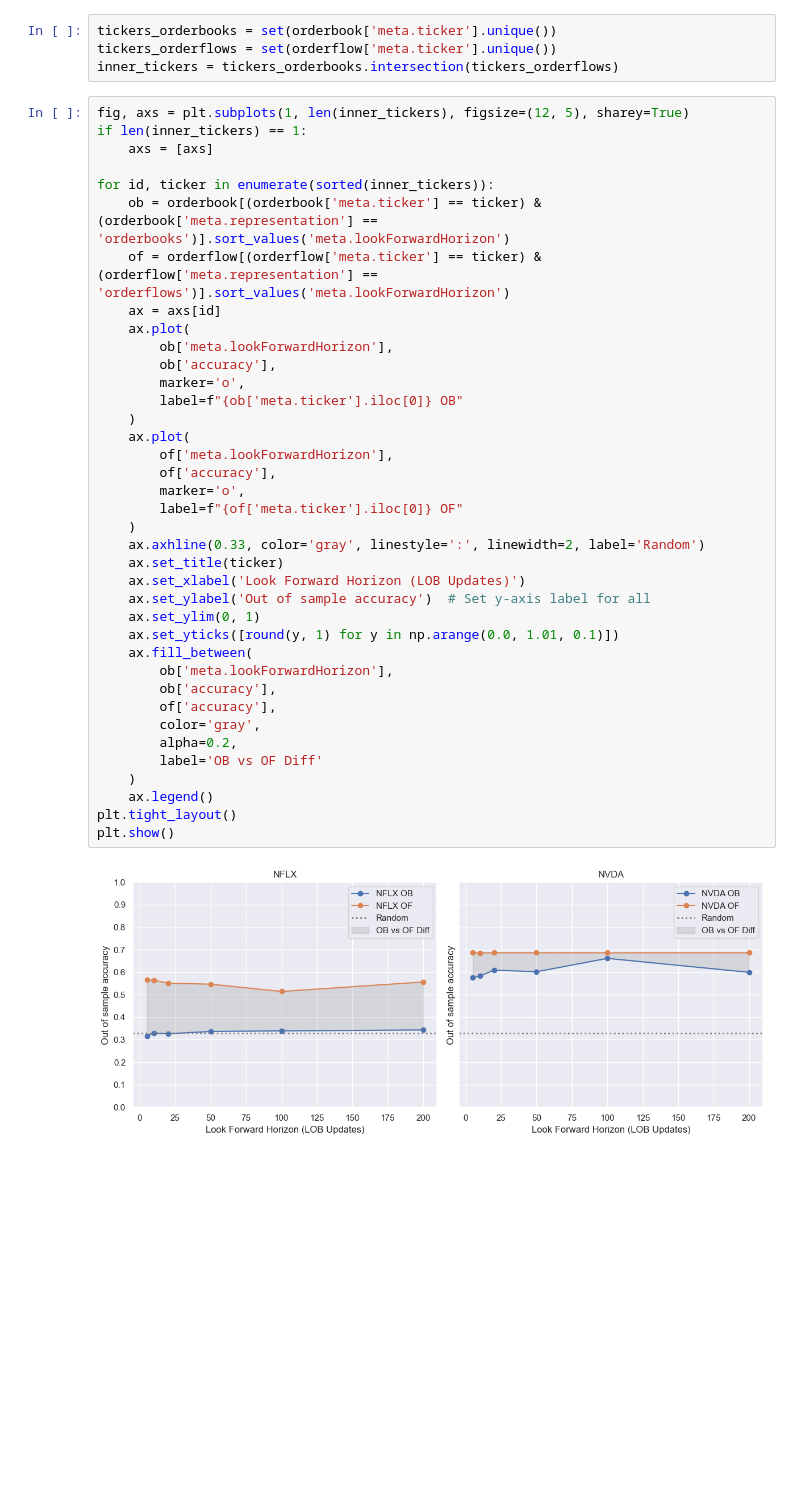
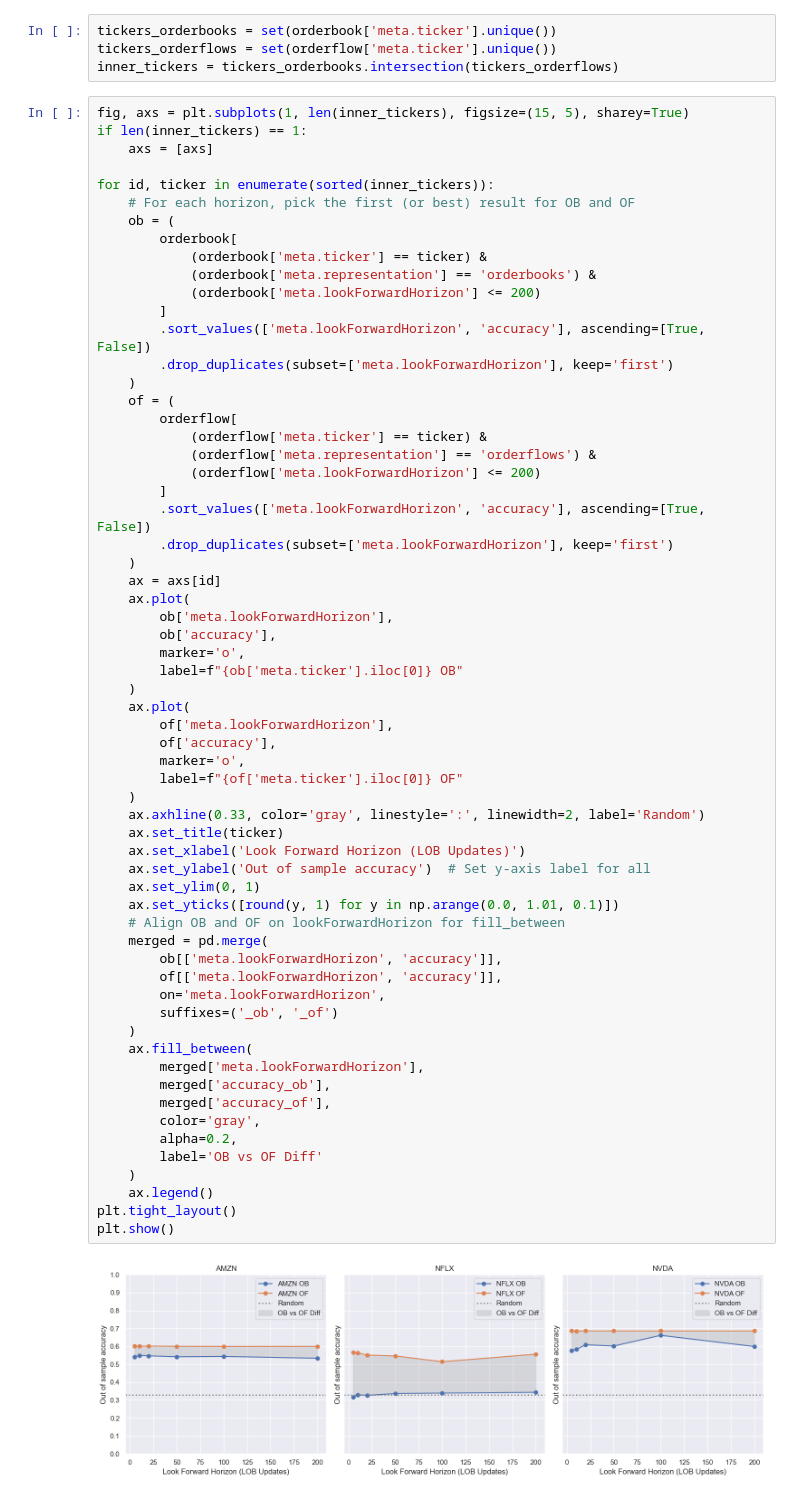
Before and after one commit to benhunt19/deep-lob-project, a Jupyter notebook: src/notebooks/resultsExploration.ipynb, the cells around one changed output. Cells and saved outputs as stored; diff of their text form; blank space fills up the shorter version.

```diff
--- a/src/notebooks/resultsExploration.ipynb
+++ b/src/notebooks/resultsExploration.ipynb
@@ -127,42 +114,66 @@ tickers_orderbooks = set(orderbook['meta.ticker'].unique())
 tickers_orderflows = set(orderflow['meta.ticker'].unique())
 inner_tickers = tickers_orderbooks.intersection(tickers_orderflows)
 # %%
-fig, axs = plt.subplots(1, len(inner_tickers), figsize=(12, 5), sharey=True)
+fig, axs = plt.subplots(1, len(inner_tickers), figsize=(15, 5), sharey=True)
 if len(inner_tickers) == 1:
     axs = [axs]
 
 for id, ticker in enumerate(sorted(inner_tickers)):
-    ob = orderbook[(orderbook['meta.ticker'] == ticker) & (orderbook['meta.representation'] == 'orderbooks')].sort_values('meta.lookForwardHorizon')
-    of = orderflow[(orderflow['meta.ticker'] == ticker) & (orderflow['meta.representation'] == 'orderflows')].sort_values('meta.lookForwardHorizon')
+    # For each horizon, pick the first (or best) result for OB and OF
+    ob = (
+        orderbook[
+            (orderbook['meta.ticker'] == ticker) &
+            (orderbook['meta.representation'] == 'orderbooks') &
+            (orderbook['meta.lookForwardHorizon'] <= 200)
+        ]
+        .sort_values(['meta.lookForwardHorizon', 'accuracy'], ascending=[True, False])
+        .drop_duplicates(subset=['meta.lookForwardHorizon'], keep='first')
+    )
+    of = (
+        orderflow[
+            (orderflow['meta.ticker'] == ticker) &
+            (orderflow['meta.representation'] == 'orderflows') &
+            (orderflow['meta.lookForwardHorizon'] <= 200)
+        ]
+        .sort_values(['meta.lookForwardHorizon', 'accuracy'], ascending=[True, False])
+        .drop_duplicates(subset=['meta.lookForwardHorizon'], keep='first')
+    )
     ax = axs[id]
     ax.plot(
         ob['meta.lookForwardHorizon'],
         ob['accuracy'],
         marker='o',
         label=f"{ob['meta.ticker'].iloc[0]} OB"
     )
     ax.plot(
         of['meta.lookForwardHorizon'],
         of['accuracy'],
         marker='o',
         label=f"{of['meta.ticker'].iloc[0]} OF"
     )
     ax.axhline(0.33, color='gray', linestyle=':', linewidth=2, label='Random')
     ax.set_title(ticker)
     ax.set_xlabel('Look Forward Horizon (LOB Updates)')
     ax.set_ylabel('Out of sample accuracy')  # Set y-axis label for all
     ax.set_ylim(0, 1)
     ax.set_yticks([round(y, 1) for y in np.arange(0.0, 1.01, 0.1)])
+    # Align OB and OF on lookForwardHorizon for fill_between
+    merged = pd.merge(
+        ob[['meta.lookForwardHorizon', 'accuracy']],
+        of[['meta.lookForwardHorizon', 'accuracy']],
+        on='meta.lookForwardHorizon',
+        suffixes=('_ob', '_of')
+    )
     ax.fill_between(
-        ob['meta.lookForwardHorizon'],
-        ob['accuracy'],
-        of['accuracy'],
+        merged['meta.lookForwardHorizon'],
+        merged['accuracy_ob'],
+        merged['accuracy_of'],
         color='gray',
         alpha=0.2,
         label='OB vs OF Diff'
     )
     ax.legend()
 plt.tight_layout()
 plt.show()
 # %% [output]
-[figure, old version]
+[figure, new version]
```
Also changed, not shown: parts of 2 cells of this notebook, 2 other files.
